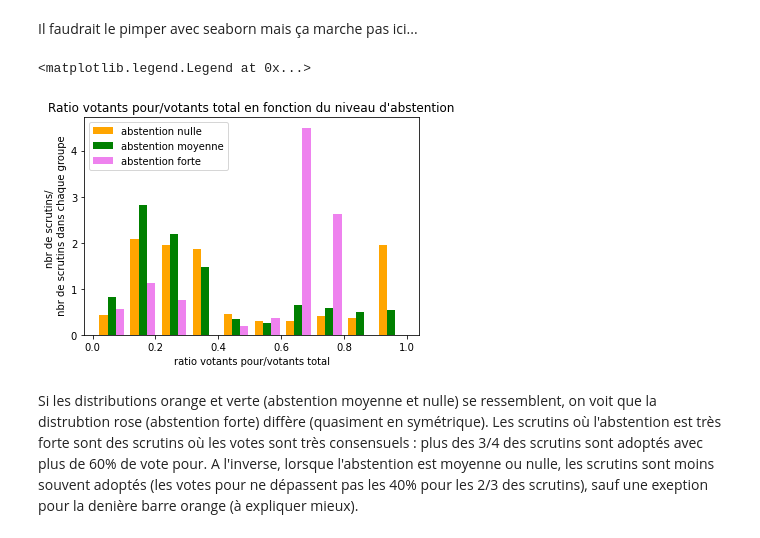
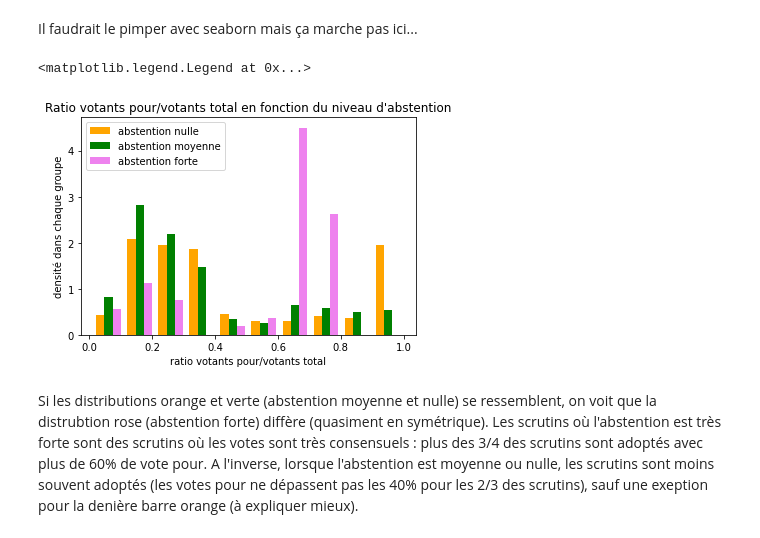
Before and after one commit to claralga/StatApp, a Jupyter notebook: statistiques_scrutins.ipynb, the cells around one changed output. Drawn from its saved outputs; the diff is of its cells as text; code cells hidden in the pictures.

```diff
--- a/statistiques_scrutins.ipynb
+++ b/statistiques_scrutins.ipynb
@@ -189,13 +265,13 @@ Il faudrait le pimper avec seaborn mais ça marche pas ici...
 # %%
 plt.hist([pourcentagepourdf0, pourcentagepourdf1, pourcentagepourdf2], color = ['orange', 'green', 'violet'],
             histtype = 'bar', label = ['abstention nulle', 'abstention moyenne', 'abstention forte'], density = True)
 plt.xlabel('ratio votants pour/votants total')
-plt.ylabel('nbr de scrutins/ \n nbr de scrutins dans chaque groupe')
+plt.ylabel('densité dans chaque groupe')
 plt.title("Ratio votants pour/votants total en fonction du niveau d'abstention")
 plt.legend()
 # %% [output]
 <matplotlib.legend.Legend at 0x...>
-[figure, old version]
+[figure, new version]
 # %% [markdown]
 Si les distributions orange et verte (abstention moyenne et nulle) se ressemblent, on voit que la distrubtion rose (abstention forte) diffère (quasiment en symétrique). Les scrutins où l'abstention est très forte sont des scrutins où les votes sont très consensuels : plus des 3/4 des scrutins sont adoptés avec plus de 60% de vote pour. A l'inverse, lorsque l'abstention est moyenne ou nulle, les scrutins sont moins souvent adoptés (les votes pour ne dépassent pas les 40% pour les 2/3 des scrutins), sauf une exeption pour la denière barre orange (à expliquer mieux).
 # %% [markdown]
```
Also changed, not shown: parts of 21 cells of this notebook.
